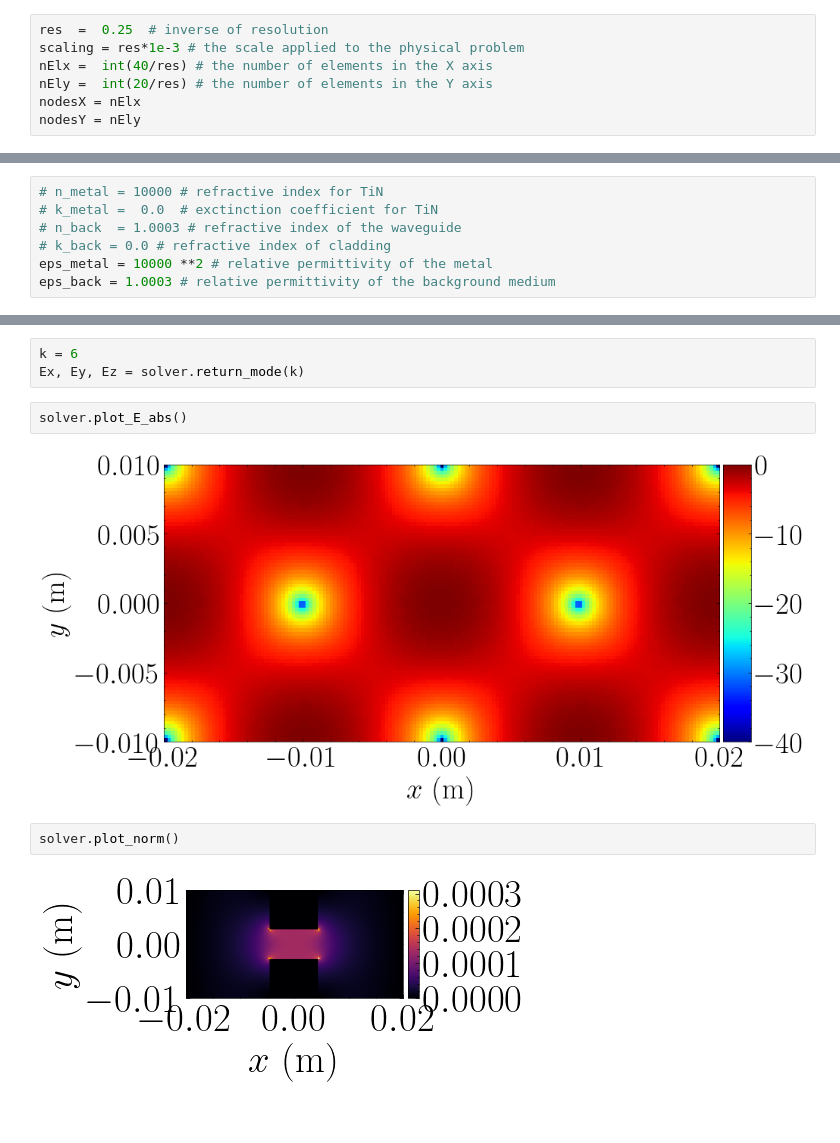
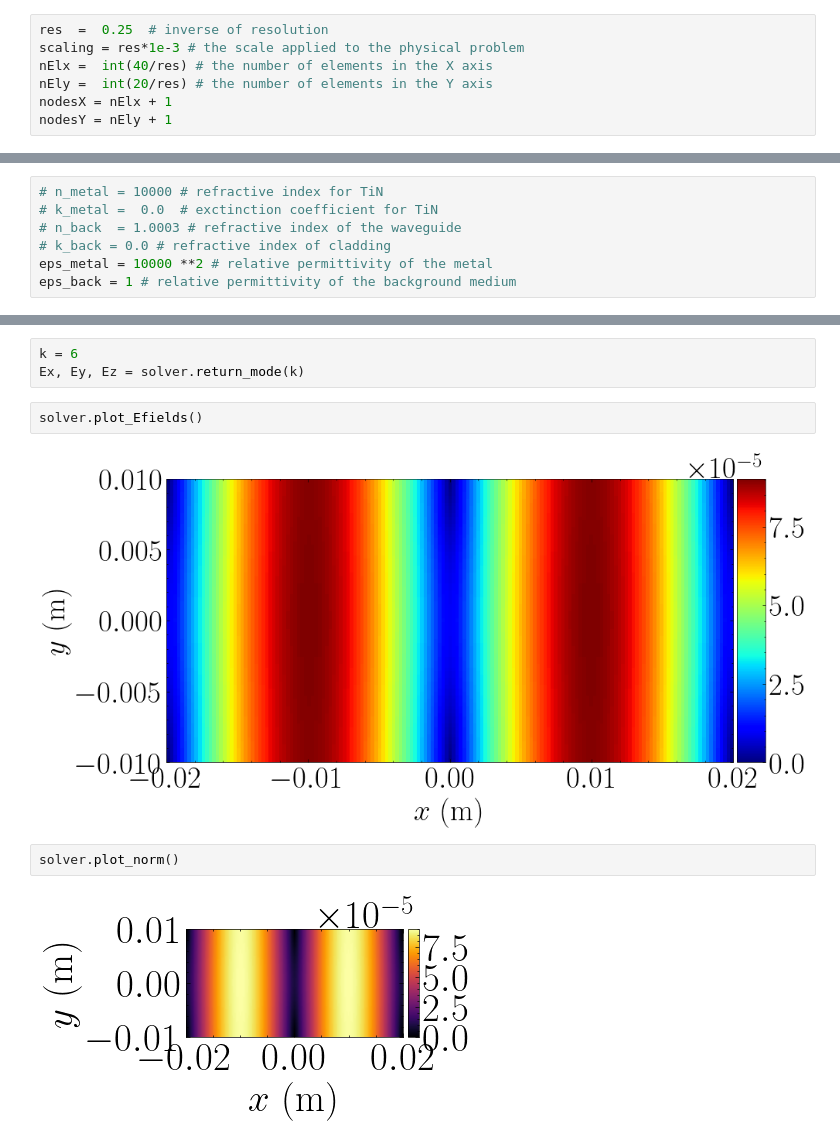
Before and after one commit to bmdaj/WGTO, a Jupyter notebook: example_tutorial.ipynb, the cells around one changed output, grey strips where cells are left out. Saved outputs shown, nothing was run; the diff lists cells and outputs as text; blank space fills up the shorter version.

Commit message:
Fixes bugs with nodes.

```diff
--- a/example_tutorial.ipynb
+++ b/example_tutorial.ipynb
@@ -22,8 +22,8 @@ res  =  0.25  # inverse of resolution
 scaling = res*1e-3 # the scale applied to the physical problem
 nElx =  int(40/res) # the number of elements in the X axis
 nEly =  int(20/res) # the number of elements in the Y axis
-nodesX = nElx
-nodesY = nEly
+nodesX = nElx + 1
+nodesY = nEly + 1
 # %% [markdown]
 Then, we set up the **material parameters**:
 # %%
@@ -32,7 +32,7 @@ Then, we set up the **material parameters**:
 # n_back  = 1.0003 # refractive index of the waveguide
 # k_back = 0.0 # refractive index of cladding
 eps_metal = 10000 **2 # relative permittivity of the metal
-eps_back = 1.0003 # relative permittivity of the background medium
+eps_back = 1 # relative permittivity of the background medium
 # %% [markdown]
 Next, we set the **physical parameters**:
 # %%
@@ -167,10 +163,10 @@ Now we plot the normalized fields for the $k$ th eigenvalue:
 k = 6
 Ex, Ey, Ez = solver.return_mode(k)
 # %%
-solver.plot_E_abs()
+solver.plot_Efields()
 # %% [output]
-[figure, old version]
+[figure, new version]
 # %%
 solver.plot_norm()
 # %% [output]
-[figure, old version]
+[figure, new version]
```
Also changed, not shown: parts of 3 cells of this notebook.
